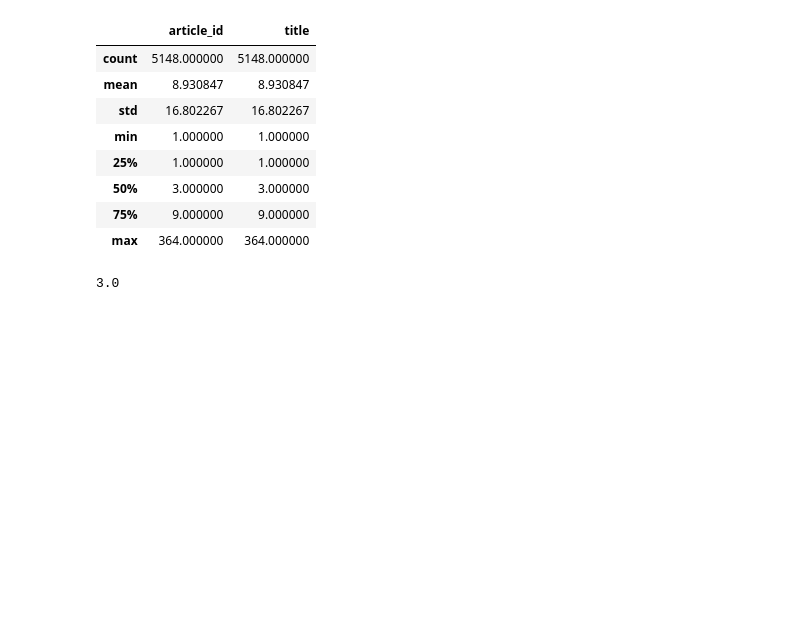
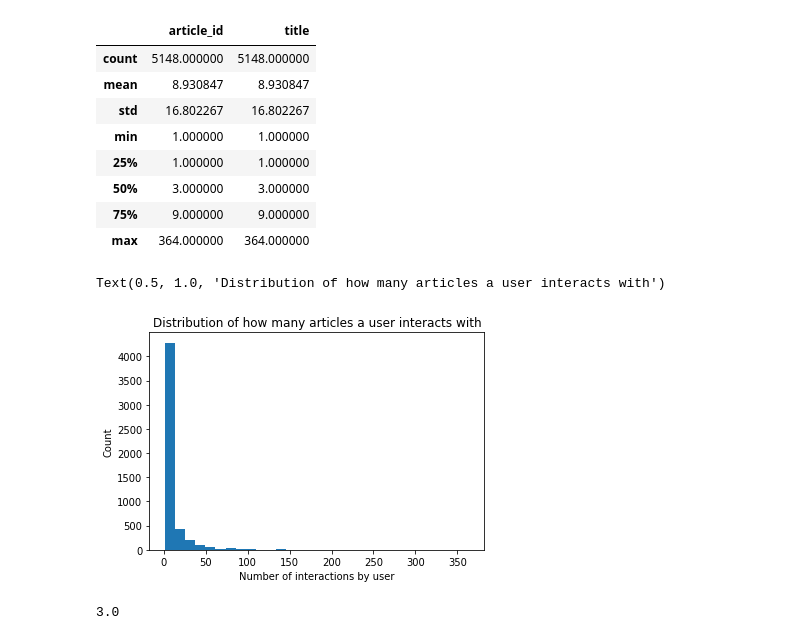
Before and after one commit to cerionXLII/RecommendationsWithIBM, a Jupyter notebook: src/Recommendations_with_IBM.ipynb, the cells around one changed output. Saved outputs shown, nothing was run; the diff lists cells and outputs as text; code cells hidden in the pictures; blank space fills up the shorter version.

```diff
--- a/src/Recommendations_with_IBM.ipynb
+++ b/src/Recommendations_with_IBM.ipynb
@@ -82,6 +126,14 @@ articlesPerUser.describe()
 | 50% | 3.000000 | 3.000000 |
 | 75% | 9.000000 | 9.000000 |
 | max | 364.000000 | 364.000000 |
+# %%
+plt.hist(articlesPerUser['article_id'], bins=30);
+plt.xlabel('Number of interactions by user')
+plt.ylabel('Count')
+plt.title('Distribution of how many articles a user interacts with')
+# %% [output]
+Text(0.5, 1.0, 'Distribution of how many articles a user interacts with')
+[figure, added]
 # %%
 articlesPerUser['article_id'].median()
 # %% [output]
```
Also changed, not shown: parts of 17 cells of this notebook, 1 other file.
